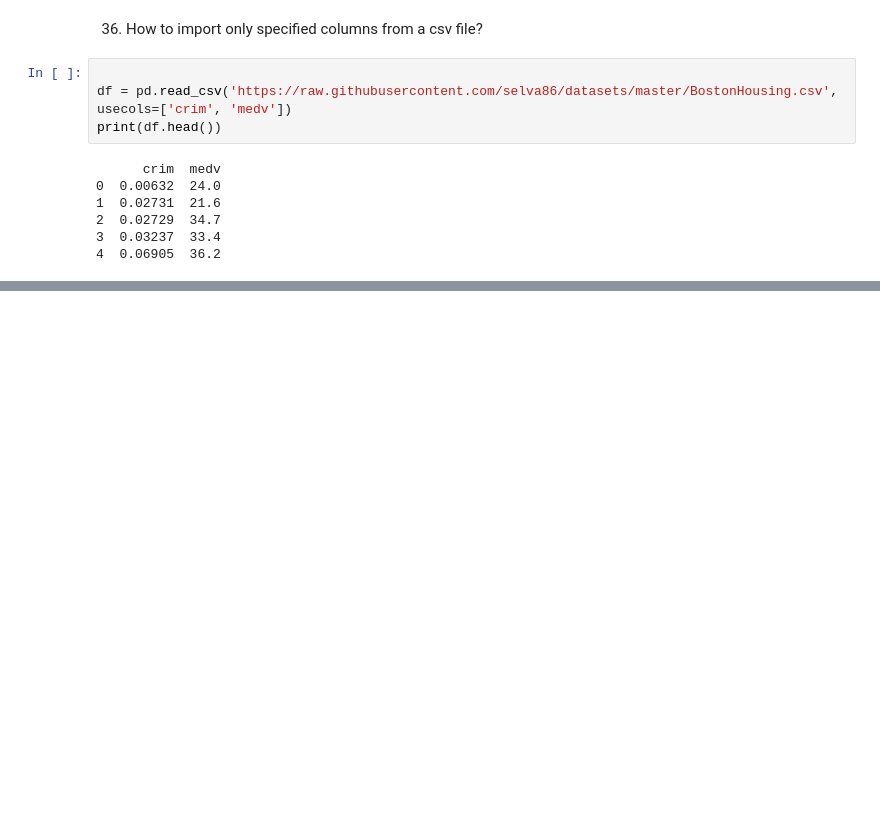
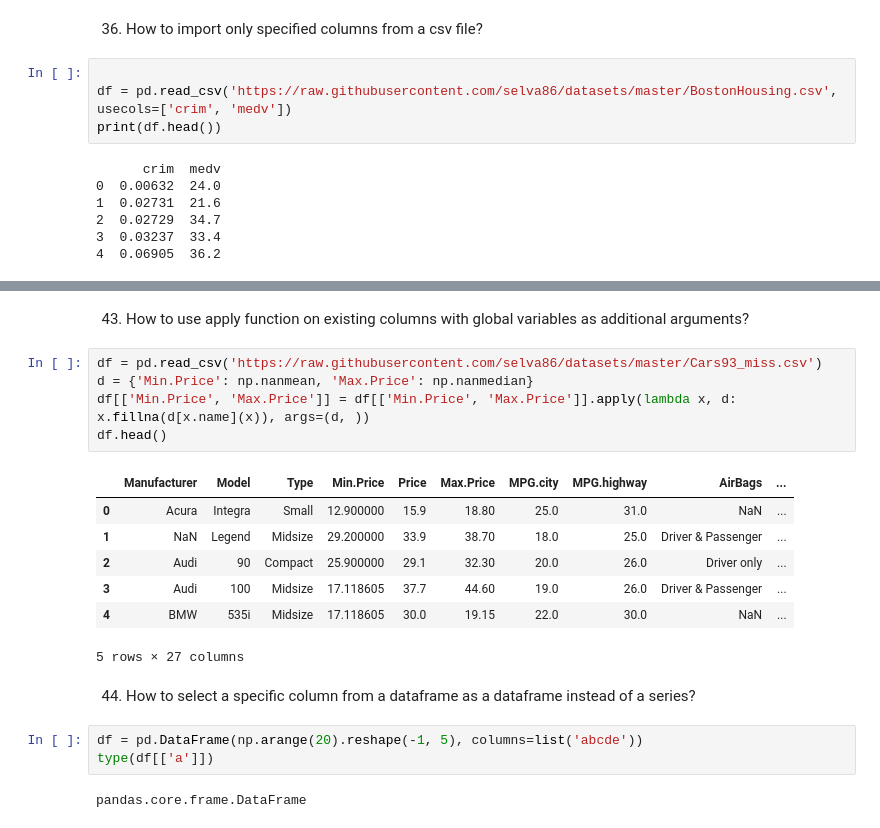
Before and after one commit to itskvhere/Task1, a Jupyter notebook: Pandasex/Pandasex.ipynb, the cells around one changed output, grey strips where cells are left out. Cells and saved outputs as stored; diff of their text form; blank space fills up the shorter version.

```diff
--- a/Pandasex/Pandasex.ipynb
+++ b/Pandasex/Pandasex.ipynb
@@ -489,0 +599,22 @@ print(df.head())
+# %% [markdown]
+43. How to use apply function on existing columns with global variables as additional arguments?
+# %%
+df = pd.read_csv('https://raw.githubusercontent.com/selva86/datasets/master/Cars93_miss.csv')
+d = {'Min.Price': np.nanmean, 'Max.Price': np.nanmedian}
+df[['Min.Price', 'Max.Price']] = df[['Min.Price', 'Max.Price']].apply(lambda x, d: x.fillna(d[x.name](x)), args=(d, ))
+df.head()
+# %% [output]
+|  | Manufacturer | Model | Type | Min.Price | Price | Max.Price | MPG.city | MPG.highway | AirBags | ... |
+| 0 | Acura | Integra | Small | 12.900000 | 15.9 | 18.80 | 25.0 | 31.0 | NaN | ... |
+| 1 | NaN | Legend | Midsize | 29.200000 | 33.9 | 38.70 | 18.0 | 25.0 | Driver & Passenger | ... |
+| 2 | Audi | 90 | Compact | 25.900000 | 29.1 | 32.30 | 20.0 | 26.0 | Driver only | ... |
+| 3 | Audi | 100 | Midsize | 17.118605 | 37.7 | 44.60 | 19.0 | 26.0 | Driver & Passenger | ... |
+| 4 | BMW | 535i | Midsize | 17.118605 | 30.0 | 19.15 | 22.0 | 30.0 | NaN | ... |
+5 rows × 27 columns
+# %% [markdown]
+44. How to select a specific column from a dataframe as a dataframe instead of a series?
+# %%
+df = pd.DataFrame(np.arange(20).reshape(-1, 5), columns=list('abcde'))
+type(df[['a']])
+# %% [output]
+pandas.core.frame.DataFrame
```
Also changed, not shown: parts of 33 cells of this notebook.
